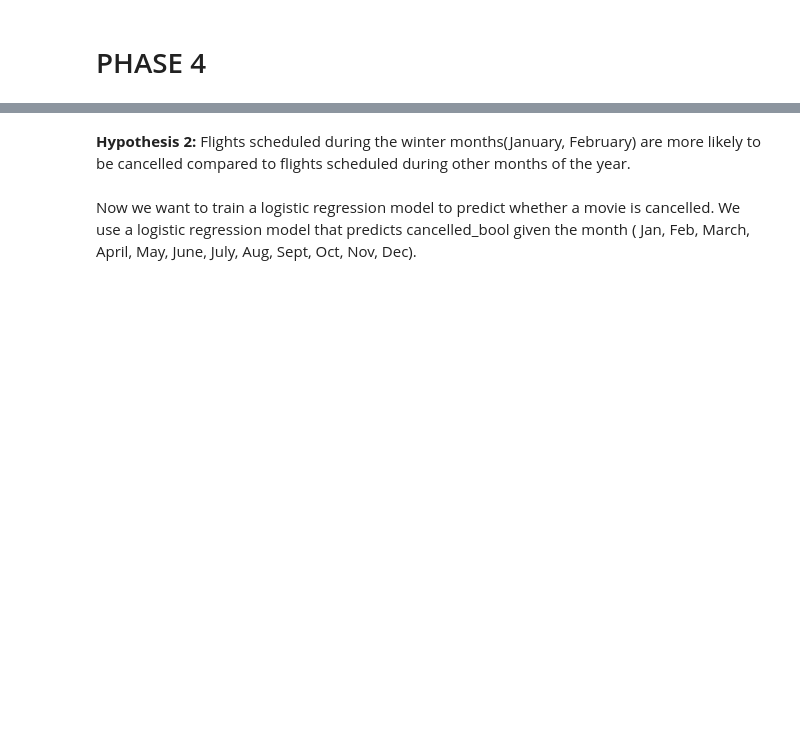
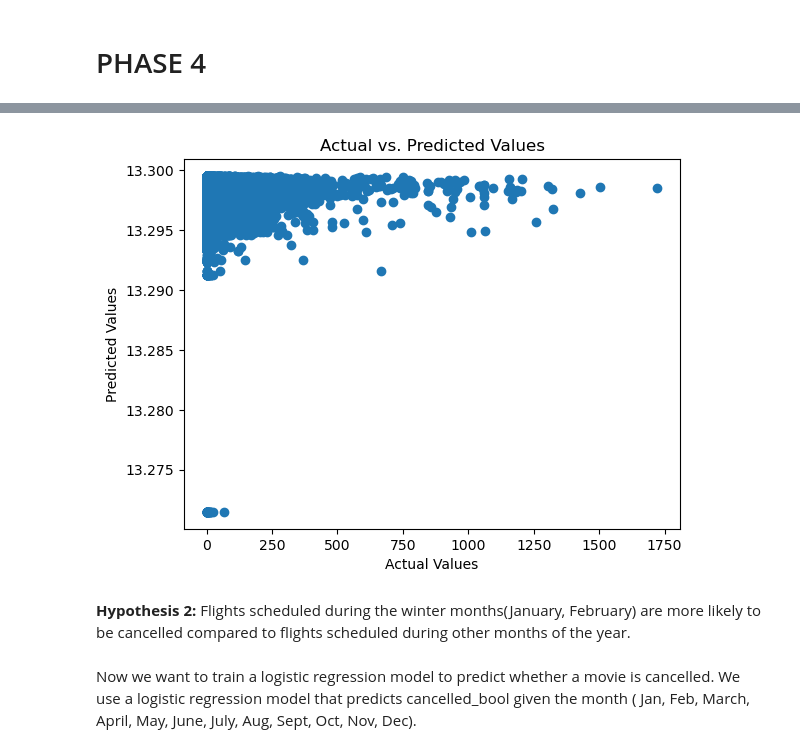
Before and after one commit to katiezelvin/info2950_final, a Jupyter notebook: Phase4.ipynb, the cells around one changed output, grey strips where cells are left out. Saved outputs shown, nothing was run; the diff lists cells and outputs as text; code cells hidden in the pictures; blank space fills up the shorter version.

```diff
--- a/Phase4.ipynb
+++ b/Phase4.ipynb
@@ -590,3 +613,11 @@ of the origins and destinations, are more likely to be delayed than flights with
+# %%
+plt.scatter(y_test, predictions)
+plt.title('Actual vs. Predicted Values')
+plt.xlabel('Actual Values')
+plt.ylabel('Predicted Values')
+plt.show()
+# %% [output]
+[figure, added]
 # %% [markdown]
 __Hypothesis 2:__ Flights scheduled during the winter months(January, February) are more likely to be cancelled compared to flights  scheduled during other months of the year.
 # %%
```
Also changed, not shown: parts of 10 cells of this notebook.
